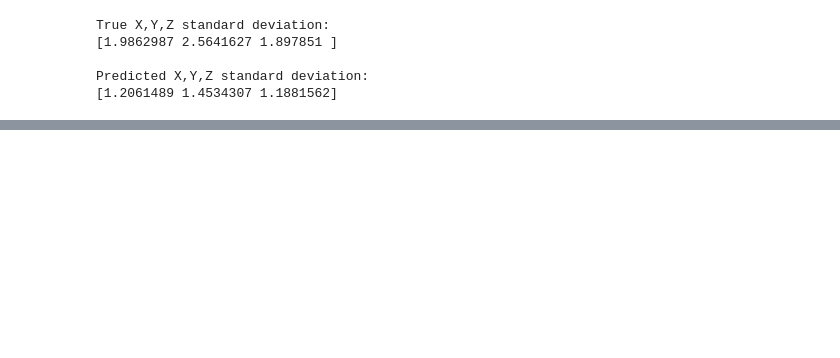
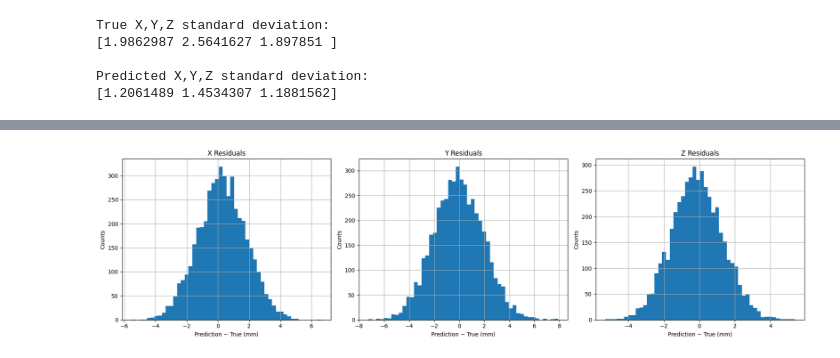
Before and after one commit to mw2304/SummerProject2026, a Jupyter notebook: Classification_RunID.ipynb, the cells around one changed output, grey strips where cells are left out. Saved outputs shown, nothing was run; the diff lists cells and outputs as text; code cells hidden in the pictures; blank space fills up the shorter version.

Commit message:
residuals, comparing to a model always guessing the middle

```diff
--- a/Classification_RunID.ipynb
+++ b/Classification_RunID.ipynb
@@ -860,0 +887,22 @@ print("Predicted Z std:", np.std(prediction[:,2]))
+# %%
+residuals = prediction - y_test
+fig, axes = plt.subplots(1, 3, figsize=(18, 5))
+
+coords = ["X", "Y", "Z"]
+
+for i, ax in enumerate(axes):
+
+    ax.hist(
+        residuals[:, i],
+        bins=50
+    )
+
+    ax.set_title(f"{coords[i]} Residuals")
+    ax.set_xlabel("Prediction − True (mm)")
+    ax.set_ylabel("Counts")
+    ax.grid(True)
+
+plt.tight_layout()
+plt.show()
+# %% [output]
+[figure, added]
```
Also changed, not shown: parts of 20 cells of this notebook.
